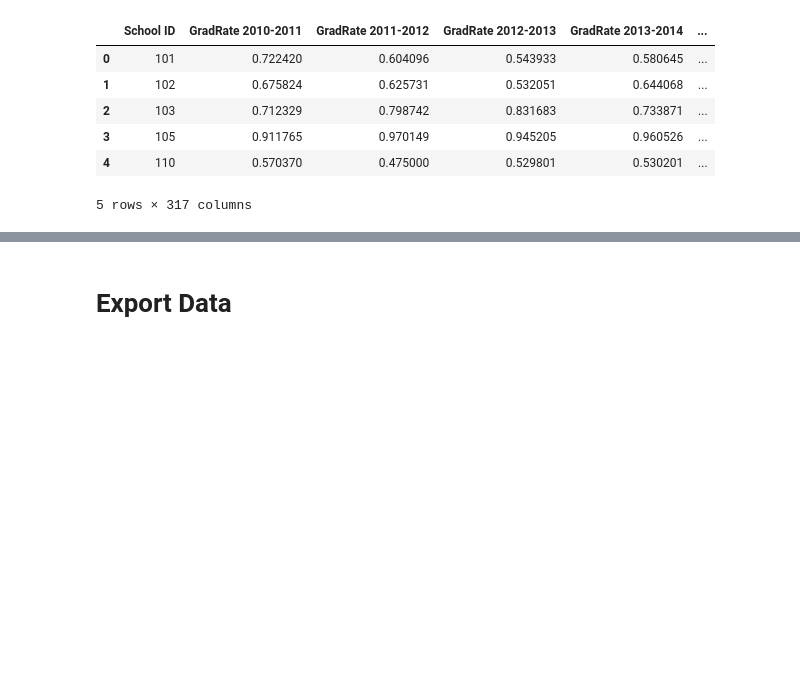
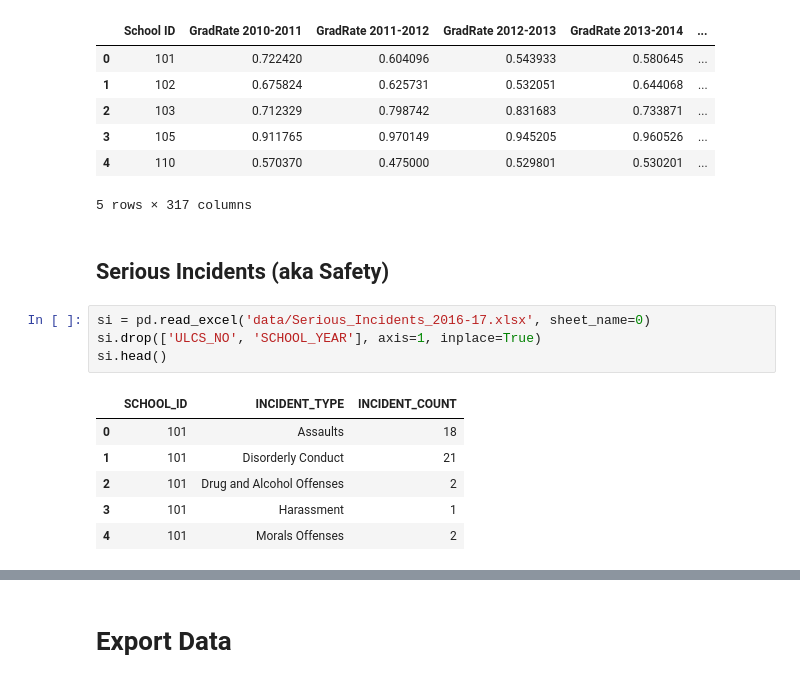
Before and after one commit to benattix/philly-schools, a Jupyter notebook: merge_data.ipynb, the cells around one changed output, grey strips where cells are left out. Saved outputs shown, nothing was run; the diff lists cells and outputs as text; blank space fills up the shorter version.

Commit message:
added safety data

```diff
--- a/merge_data.ipynb
+++ b/merge_data.ipynb
@@ -248,3 +242,16 @@ df4.head()
 | 3 | 105 | 0.911765 | 0.970149 | 0.945205 | 0.960526 | ... |
 | 4 | 110 | 0.570370 | 0.475000 | 0.529801 | 0.530201 | ... |
 5 rows × 317 columns
+# %% [markdown]
+## Serious Incidents (aka Safety)
+# %%
+si = pd.read_excel('data/Serious_Incidents_2016-17.xlsx', sheet_name=0)
+si.drop(['ULCS_NO', 'SCHOOL_YEAR'], axis=1, inplace=True)
+si.head()
+# %% [output]
+|  | SCHOOL_ID | INCIDENT_TYPE | INCIDENT_COUNT |
+| 0 | 101 | Assaults | 18 |
+| 1 | 101 | Disorderly Conduct | 21 |
+| 2 | 101 | Drug and Alcohol Offenses | 2 |
+| 3 | 101 | Harassment | 1 |
+| 4 | 101 | Morals Offenses | 2 |
```
Also changed, not shown: parts of 4 cells of this notebook.
